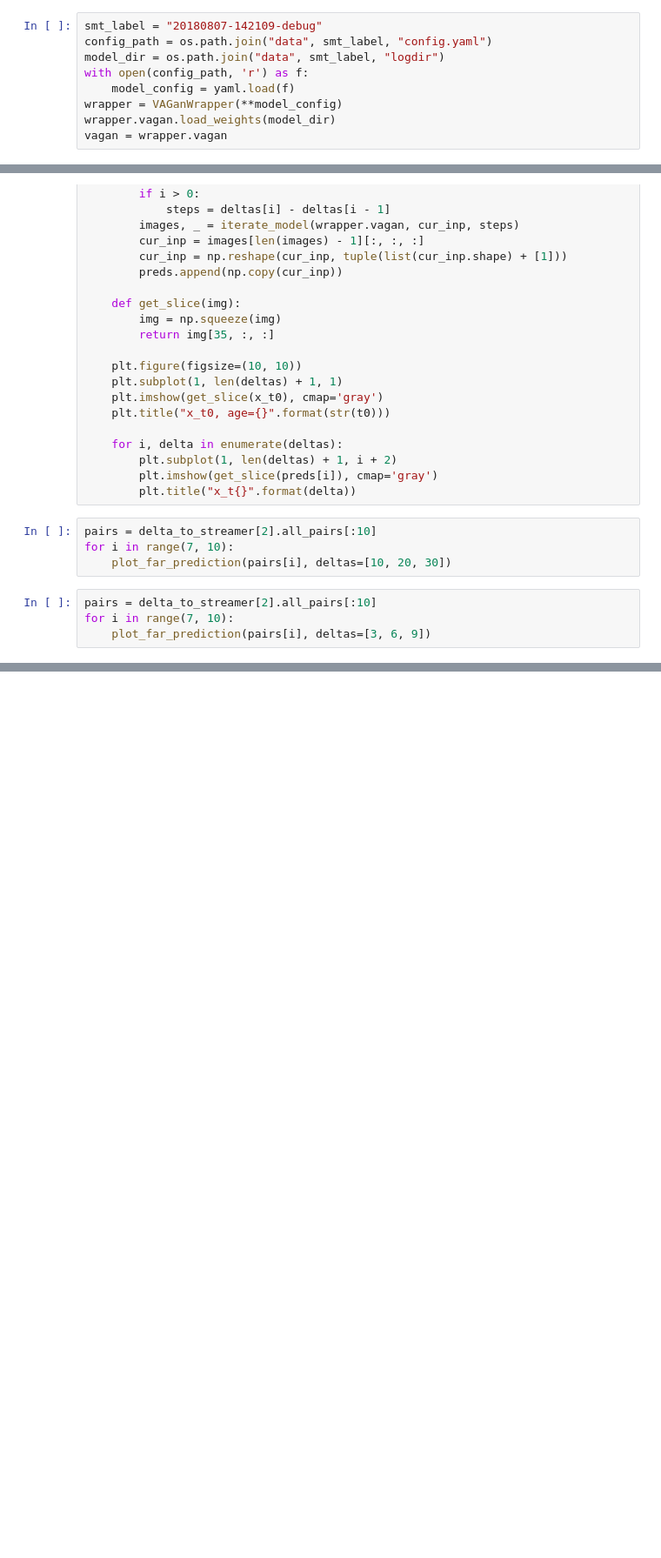
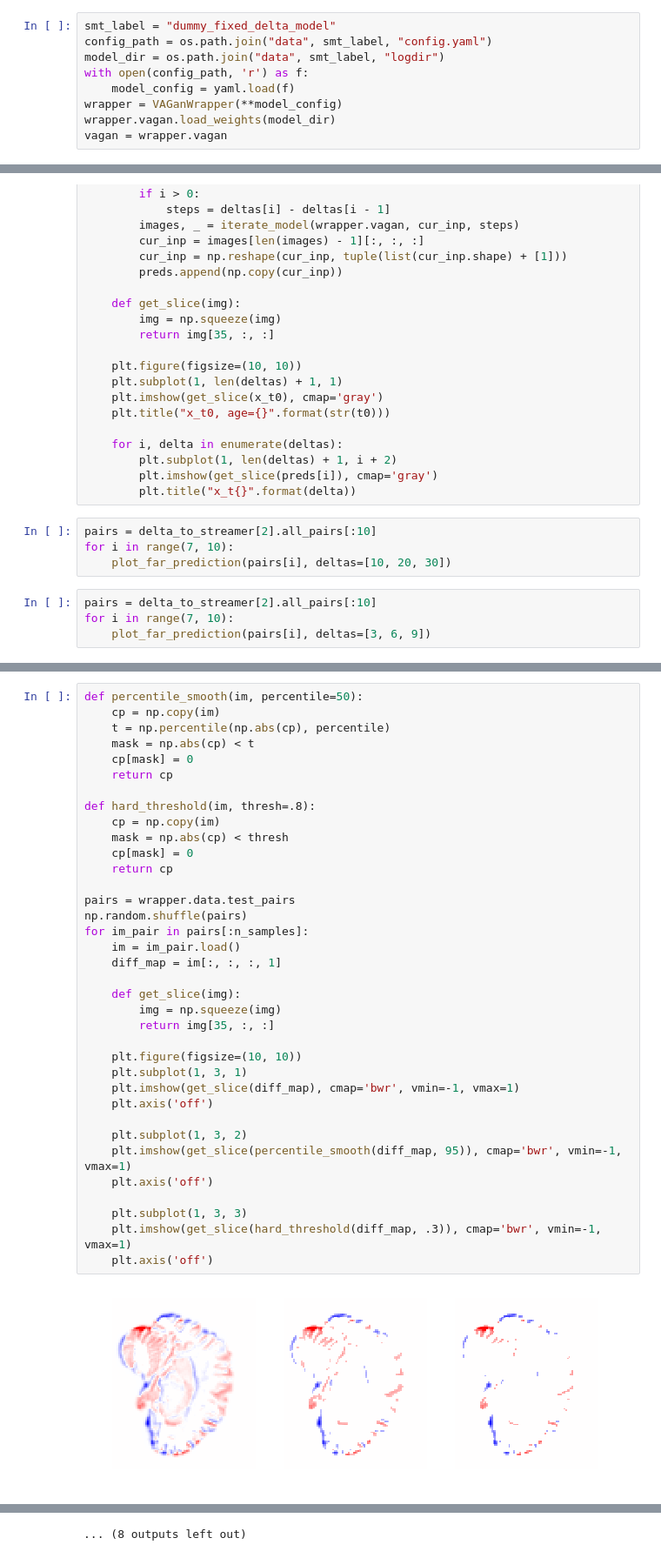
Before and after one commit to vwegmayr/brain-aging, a Jupyter notebook: notebooks/vagan_mri_evaluation_fixed_delta.ipynb, the cells around one changed output, grey strips where cells are left out. Shown at 87% size. Saved outputs shown, nothing was run; the diff lists cells and outputs as text; blank space fills up the shorter version.

Commit message:
Experiment with thresholding GT maps.

```diff
--- a/notebooks/vagan_mri_evaluation_fixed_delta.ipynb
+++ b/notebooks/vagan_mri_evaluation_fixed_delta.ipynb
@@ -19,7 +19,7 @@ from src.baum_vagan.utils import map_image_to_intensity_range
 # %% [markdown]
 ## Load model for evaluation
 # %%
-smt_label = "20180807-142109-debug"
+smt_label = "dummy_fixed_delta_model"
 config_path = os.path.join("data", smt_label, "config.yaml")
 model_dir = os.path.join("data", smt_label, "logdir")
 with open(config_path, 'r') as f:
@@ -313,0 +321,38 @@ for i in range(7, 10):
+# %%
+def percentile_smooth(im, percentile=50):
+    cp = np.copy(im)
+    t = np.percentile(np.abs(cp), percentile)
+    mask = np.abs(cp) < t
+    cp[mask] = 0
+    return cp
+
+def hard_threshold(im, thresh=.8):
+    cp = np.copy(im)
+    mask = np.abs(cp) < thresh
+    cp[mask] = 0
+    return cp
+
+pairs = wrapper.data.test_pairs
+np.random.shuffle(pairs)
+for im_pair in pairs[:n_samples]:
+    im = im_pair.load()
+    diff_map = im[:, :, :, 1]
+
+    def get_slice(img):
+        img = np.squeeze(img)
+        return img[35, :, :]
+
+    plt.figure(figsize=(10, 10))
+    plt.subplot(1, 3, 1)
+    plt.imshow(get_slice(diff_map), cmap='bwr', vmin=-1, vmax=1)
+    plt.axis('off')
+
+    plt.subplot(1, 3, 2)
+    plt.imshow(get_slice(percentile_smooth(diff_map, 95)), cmap='bwr', vmin=-1, vmax=1)
+    plt.axis('off')
+
+    plt.subplot(1, 3, 3)
+    plt.imshow(get_slice(hard_threshold(diff_map, .3)), cmap='bwr', vmin=-1, vmax=1)
+    plt.axis('off')
+# %% [output]
+[figure, added]
@@ -313,0 +370 @@ for i in range(7, 10):
+... (8 outputs left out)
```
Also changed, not shown: parts of 3 cells of this notebook, 3 other files.
